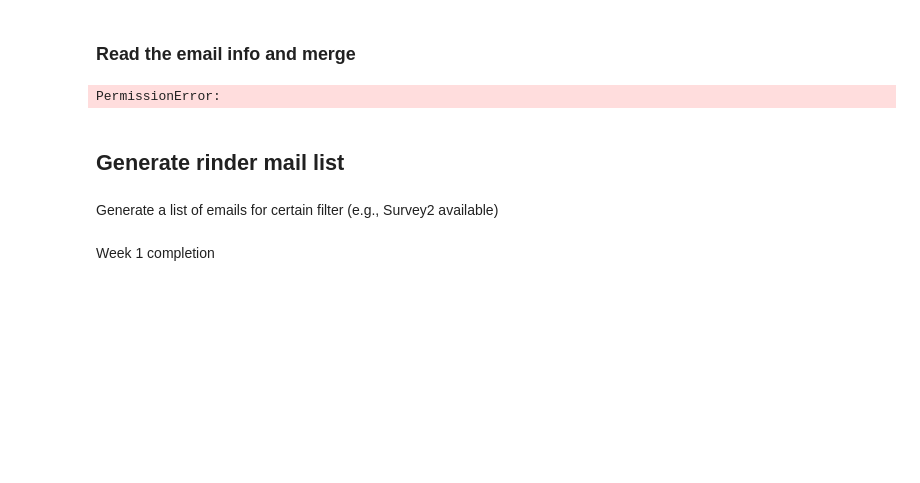
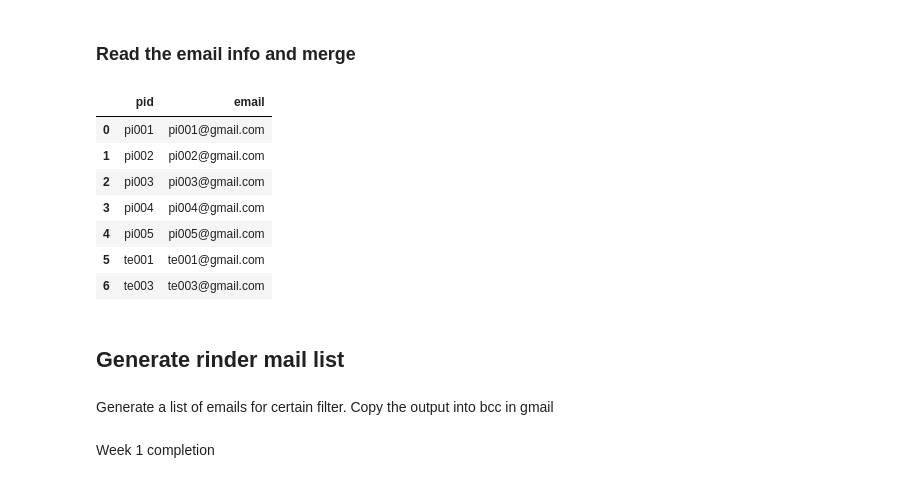
Before and after one commit to jzheng23/colab, a Jupyter notebook: Smartphone_screeentime.ipynb, the cells around one changed output. Cells and saved outputs as stored; diff of their text form; code cells hidden in the pictures; blank space fills up the shorter version.

```diff
--- a/Smartphone_screeentime.ipynb
+++ b/Smartphone_screeentime.ipynb
@@ -866,6 +838,0 @@ client = gspread.authorize(credentials)
-# %%
-# Open Google Sheet by ID
-sheet_id = "1LBe_K-vhNXQziTF0zcpdmxZjp5XsiXF2mlVowt62rD8"
-sheet = client.open_by_key(sheet_id)
-# %% [output]
-PermissionError:
@@ -883,0 +839,13 @@ print(df)
+# %%
+participant_data = pd.read_excel(google_drive_path + '/Participants.xlsx')
+# %%
+participant_data
+# %% [output]
+|  | pid | email |
+| 0 | pi001 | pi001@gmail.com |
+| 1 | pi002 | pi002@gmail.com |
+| 2 | pi003 | pi003@gmail.com |
+| 3 | pi004 | pi004@gmail.com |
+| 4 | pi005 | pi005@gmail.com |
+| 5 | te001 | te001@gmail.com |
+| 6 | te003 | te003@gmail.com |
@@ -884,4 +855,4 @@ print(df)
 # %% [markdown]
 ## Generate rinder mail list
 # %% [markdown]
-Generate a list of emails for certain filter (e.g., Survey2 available)
+Generate a list of emails for certain filter. Copy the output into bcc in gmail
```
Also changed, not shown: parts of 16 cells of this notebook.
